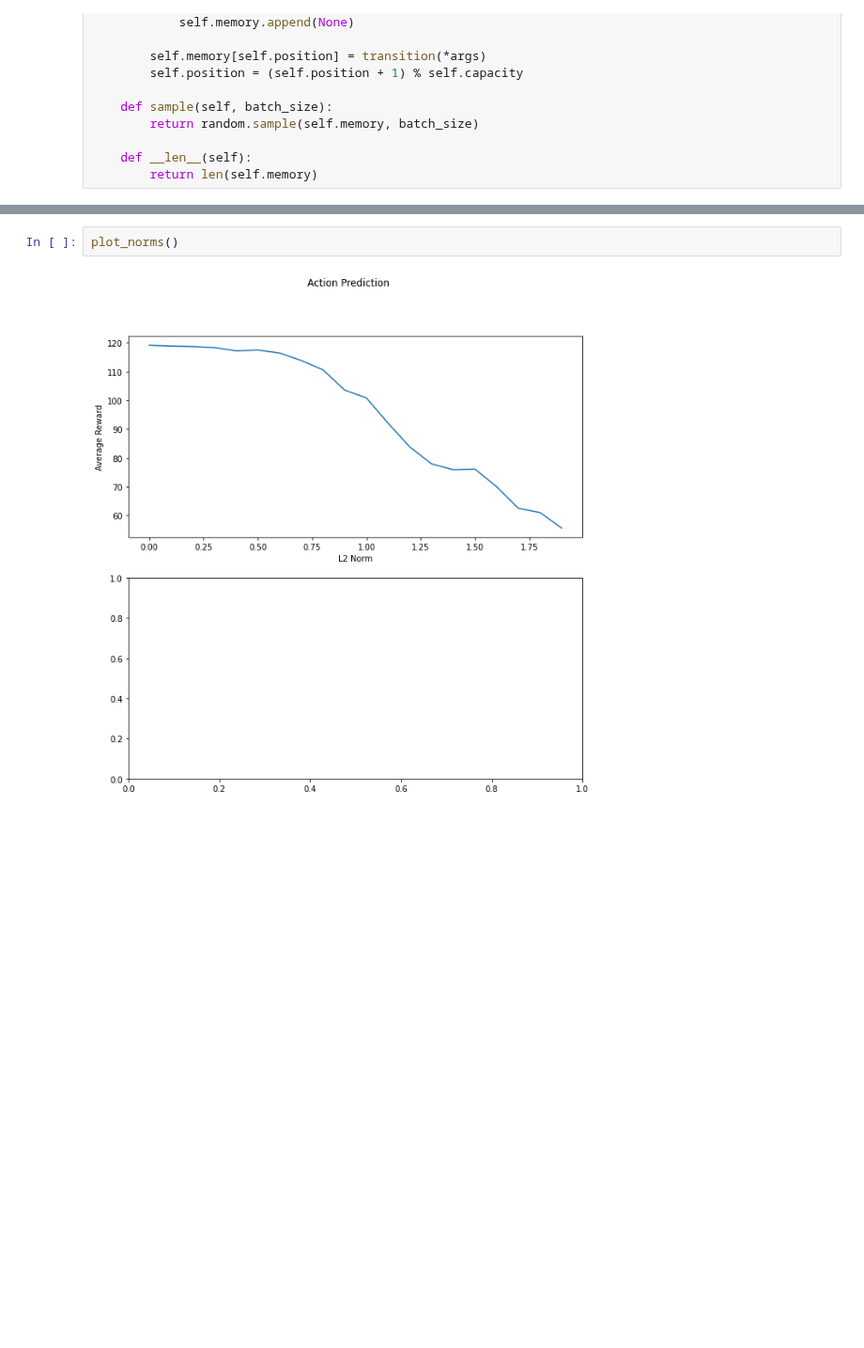
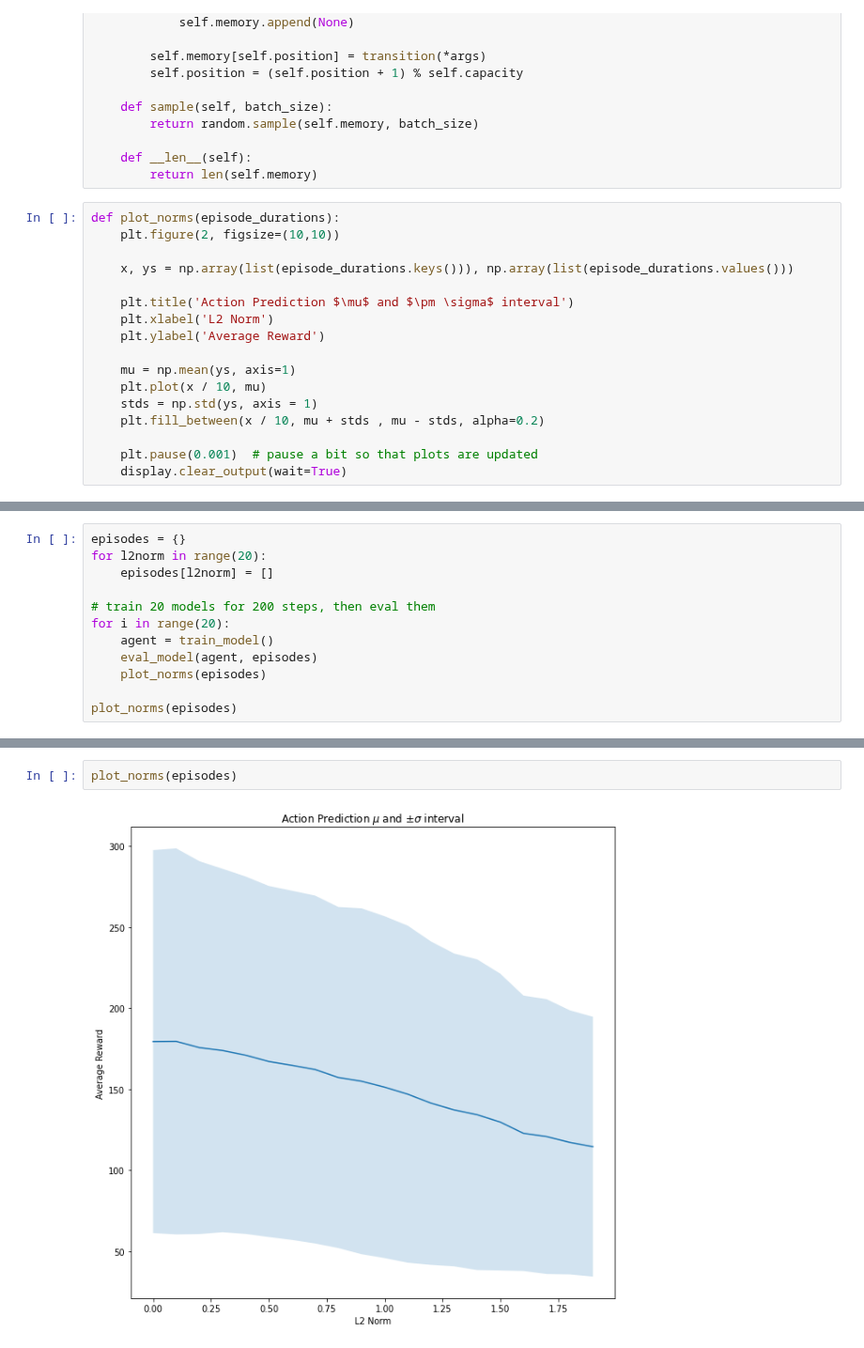
Before and after one commit to Davidobot/adversarial_hrl, a Jupyter notebook: dqn_linear_cartpole.ipynb, the cells around one changed output, grey strips where cells are left out. Shown at 94% size. Drawn from its saved outputs; the diff is of its cells as text; blank space fills up the shorter version.

```diff
--- a/dqn_linear_cartpole.ipynb
+++ b/dqn_linear_cartpole.ipynb
@@ -86,6 +86,23 @@ class ReplayMemory(object):
 
     def __len__(self):
         return len(self.memory)
+# %%
+def plot_norms(episode_durations):
+    plt.figure(2, figsize=(10,10))
+
+    x, ys = np.array(list(episode_durations.keys())), np.array(list(episode_durations.values()))
+
+    plt.title('Action Prediction $\mu$ and $\pm \sigma$ interval')
+    plt.xlabel('L2 Norm')
+    plt.ylabel('Average Reward')
+
+    mu = np.mean(ys, axis=1)
+    plt.plot(x / 10, mu)
+    stds = np.std(ys, axis = 1)
+    plt.fill_between(x / 10, mu + stds , mu - stds, alpha=0.2)
+
+    plt.pause(0.001)  # pause a bit so that plots are updated
+    display.clear_output(wait=True)
 # %%
 BATCH_SIZE = 16
 GAMMA = 0.95
@@ -271,0 +265,12 @@ KeyboardInterrupt:
+# %%
+episodes = {}
+for l2norm in range(20):
+    episodes[l2norm] = []
+
+# train 20 models for 200 steps, then eval them
+for i in range(20):
+    agent = train_model()
+    eval_model(agent, episodes)
+    plot_norms(episodes)
+
+plot_norms(episodes)
@@ -272,4 +285,4 @@ KeyboardInterrupt:
 # %%
-plot_norms()
+plot_norms(episodes)
 # %% [output]
-[figure, old version]
+[figure, new version]
```
Also changed, not shown: parts of 6 cells of this notebook, 3 other files.
